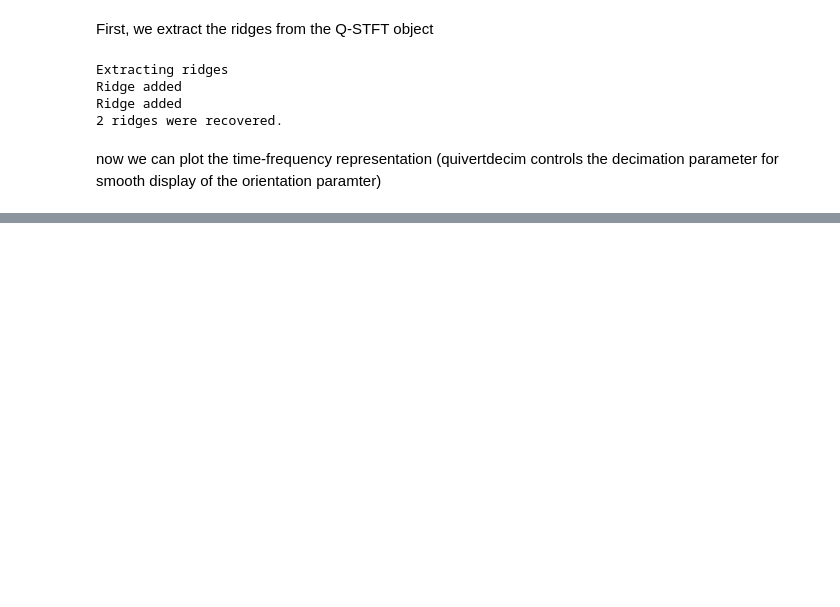
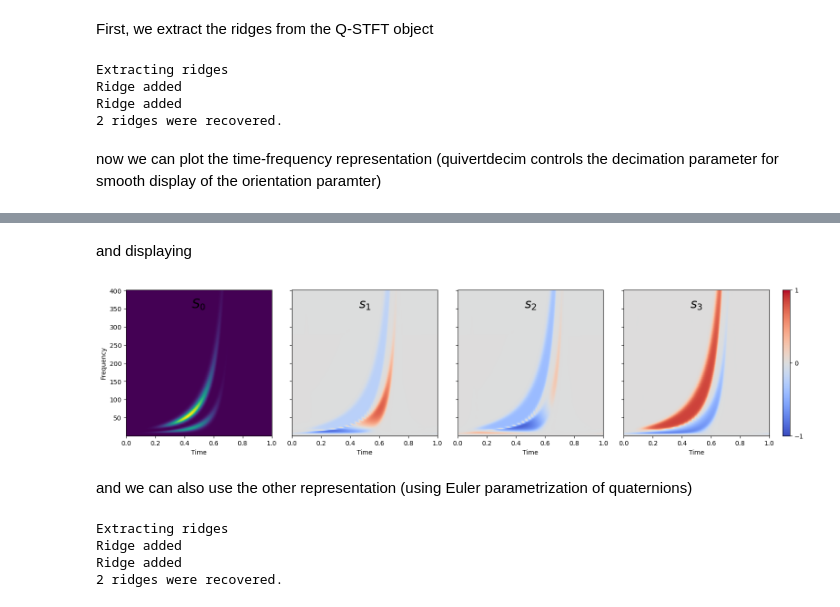
Before and after one commit to ricochet-anr/TutoRico-2023, a Jupyter notebook: TutoRico2_bispy.ipynb, the cells around one changed output, grey strips where cells are left out. Drawn from its saved outputs; the diff is of its cells as text; code cells hidden in the pictures; blank space fills up the shorter version.

```diff
--- a/TutoRico2_bispy.ipynb
+++ b/TutoRico2_bispy.ipynb
@@ -88,0 +158,3 @@ fig, ax = S.plotRidges(quivertdecim=30)
+# %%
+waveletParams = dict(type='Morse', beta=12, gamma=3) # parameters of the Q-CWT
+S = bsp.timefrequency.QCWT(x, t)
@@ -88,0 +169,15 @@ fig, ax = S.plotRidges(quivertdecim=30)
+# %% [markdown]
+and displaying
+# %%
+fig, ax = S.plotStokes()
+# %% [output]
+[figure, added]
+# %% [markdown]
+and we can also use the other representation (using Euler parametrization of quaternions)
+# %%
+S.extractRidges()
+# %% [output]
+Extracting ridges
+Ridge added
+Ridge added
+2 ridges were recovered.
```
Also changed, not shown: parts of 15 cells of this notebook.
